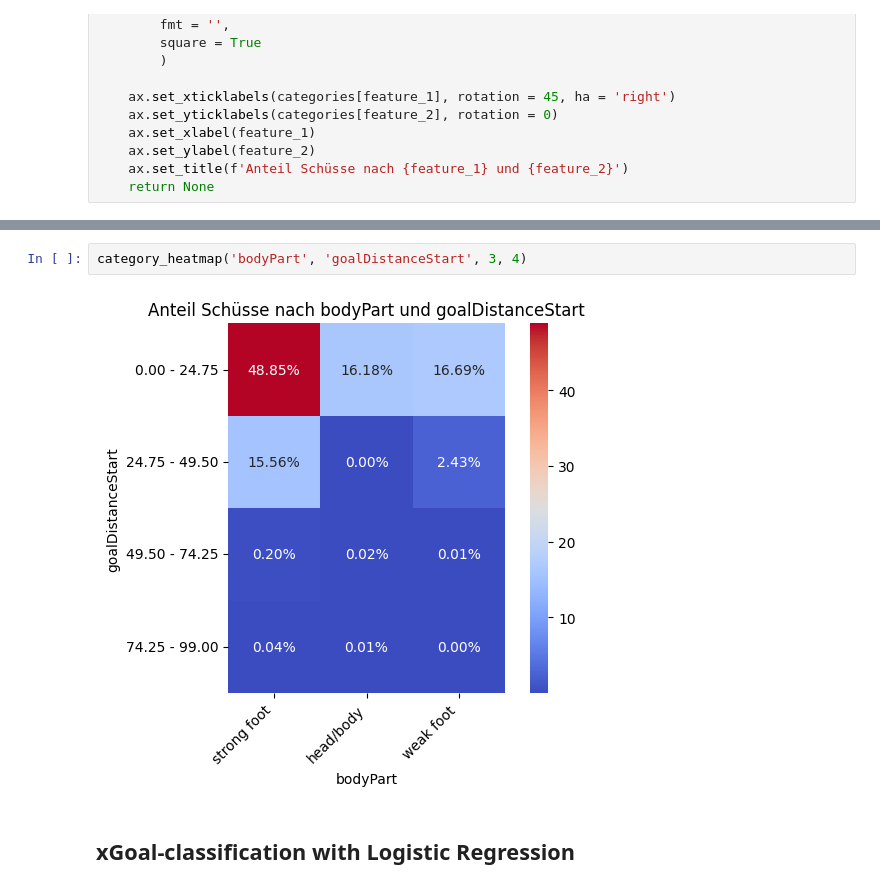
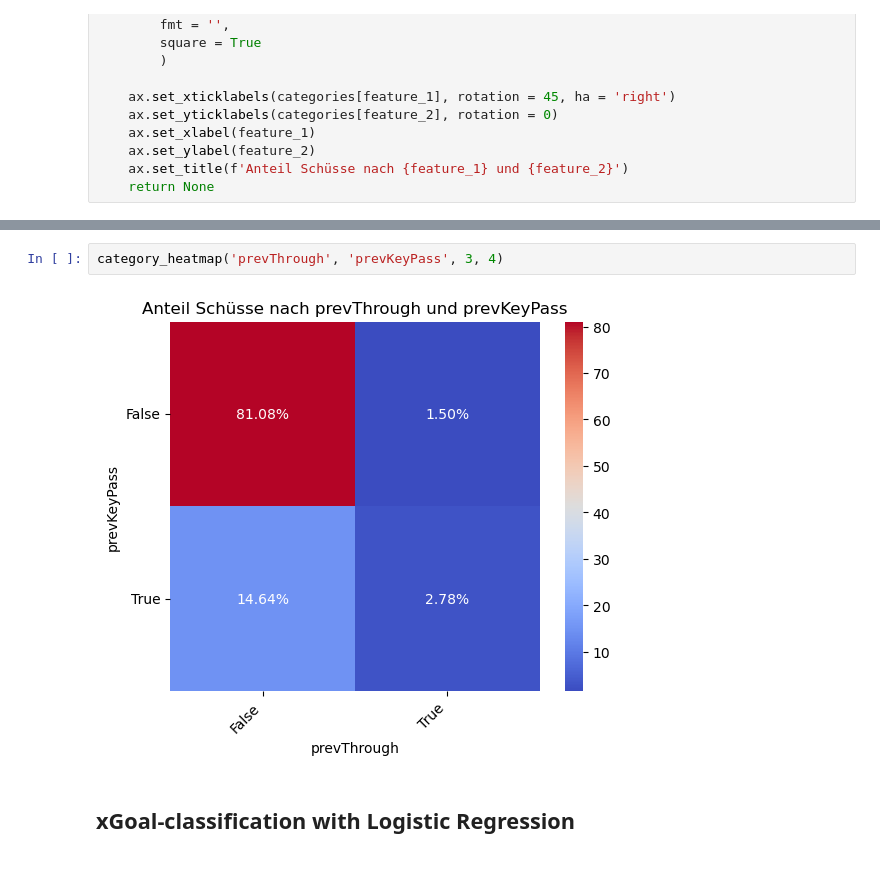
Before and after one commit to j-woe/football-analysis, a Jupyter notebook: EDA.ipynb, the cells around one changed output, grey strips where cells are left out. Drawn from its saved outputs; the diff is of its cells as text.

```diff
--- a/EDA.ipynb
+++ b/EDA.ipynb
@@ -553,7 +538,7 @@ feature_goal_corr_bars('bodyPart', 5, False)
 # %%
-category_heatmap('bodyPart', 'goalDistanceStart', 3, 4)
+category_heatmap('prevThrough', 'prevKeyPass', 3, 4)
 # %% [output]
-[figure, old version]
+[figure, new version]
 # %% [markdown]
 ## xGoal-classification with Logistic Regression
 # %% [markdown]
```
Also changed, not shown: parts of 28 cells of this notebook.
